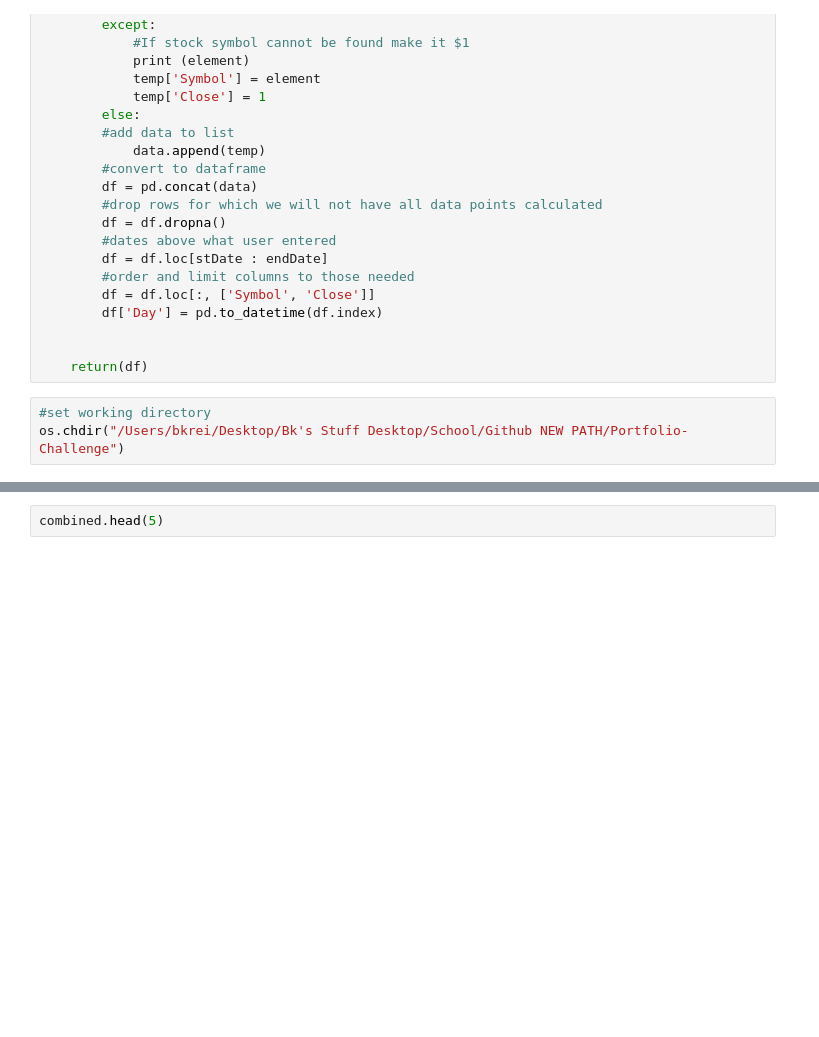
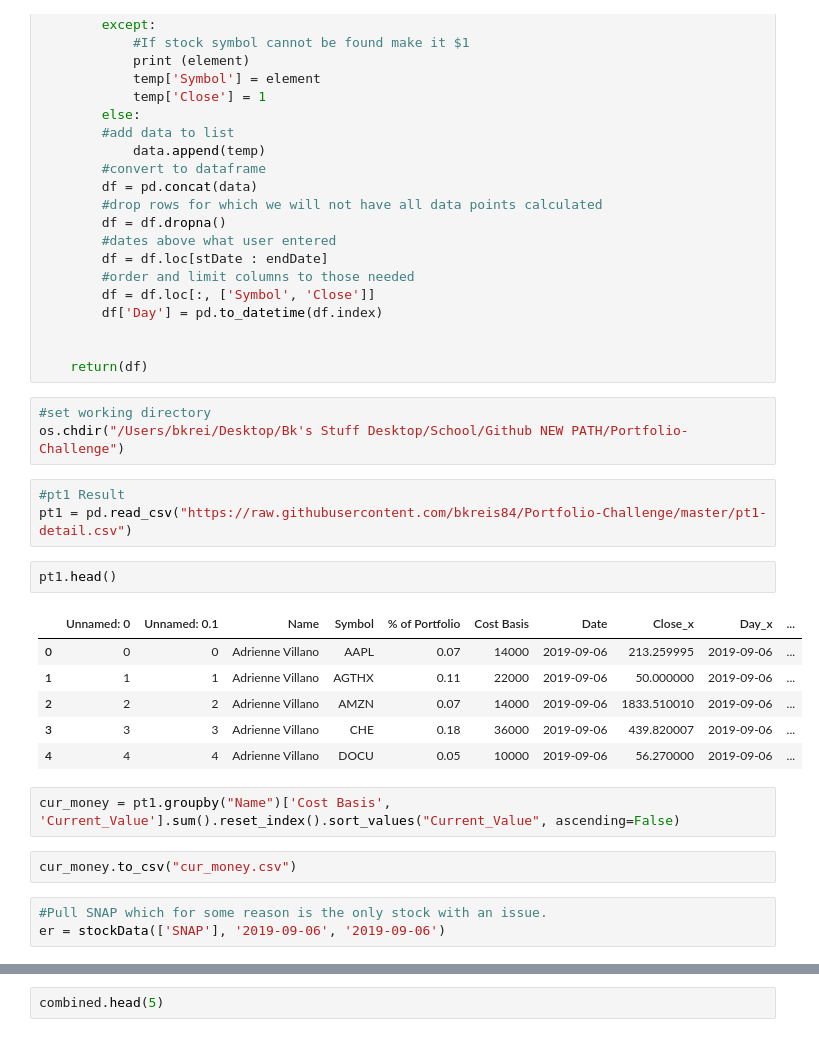
Before and after one commit to bkreis84/Portfolio-Challenge, a Jupyter notebook: Portfolio Challenge Part 2.ipynb, the cells around one changed output, grey strips where cells are left out. Saved outputs shown, nothing was run; the diff lists cells and outputs as text; blank space fills up the shorter version.

```diff
--- a/Portfolio Challenge Part 2.ipynb
+++ b/Portfolio Challenge Part 2.ipynb
@@ -41,6 +41,25 @@ def stockData(sList, stDate, endDate):
 # %%
 #set working directory
 os.chdir("/Users/bkrei/Desktop/Bk's Stuff Desktop/School/Github NEW PATH/Portfolio-Challenge")
+# %%
+#pt1 Result
+pt1 = pd.read_csv("https://raw.githubusercontent.com/bkreis84/Portfolio-Challenge/master/pt1-detail.csv")
+# %%
+pt1.head()
+# %% [output]
+|  | Unnamed: 0 | Unnamed: 0.1 | Name | Symbol | % of Portfolio | Cost Basis | Date | Close_x | Day_x | ... |
+| 0 | 0 | 0 | Adrienne Villano | AAPL | 0.07 | 14000 | 2019-09-06 | 213.259995 | 2019-09-06 | ... |
+| 1 | 1 | 1 | Adrienne Villano | AGTHX | 0.11 | 22000 | 2019-09-06 | 50.000000 | 2019-09-06 | ... |
+| 2 | 2 | 2 | Adrienne Villano | AMZN | 0.07 | 14000 | 2019-09-06 | 1833.510010 | 2019-09-06 | ... |
+| 3 | 3 | 3 | Adrienne Villano | CHE | 0.18 | 36000 | 2019-09-06 | 439.820007 | 2019-09-06 | ... |
+| 4 | 4 | 4 | Adrienne Villano | DOCU | 0.05 | 10000 | 2019-09-06 | 56.270000 | 2019-09-06 | ... |
+# %%
+cur_money = pt1.groupby("Name")['Cost Basis', 'Current_Value'].sum().reset_index().sort_values("Current_Value", ascending=False)
+# %%
+cur_money.to_csv("cur_money.csv")
+# %%
+#Pull SNAP which for some reason is the only stock with an issue.
+er = stockData(['SNAP'], '2019-09-06', '2019-09-06')
 # %%
 #Pass the ticker list to the function, print invalid stock symbols and create dataframe with intial prices
 beg_prices = stockData(list(symbols), '2019-09-06', '2019-09-06')
```
Also changed, not shown: parts of 5 cells of this notebook, 2 other files.
